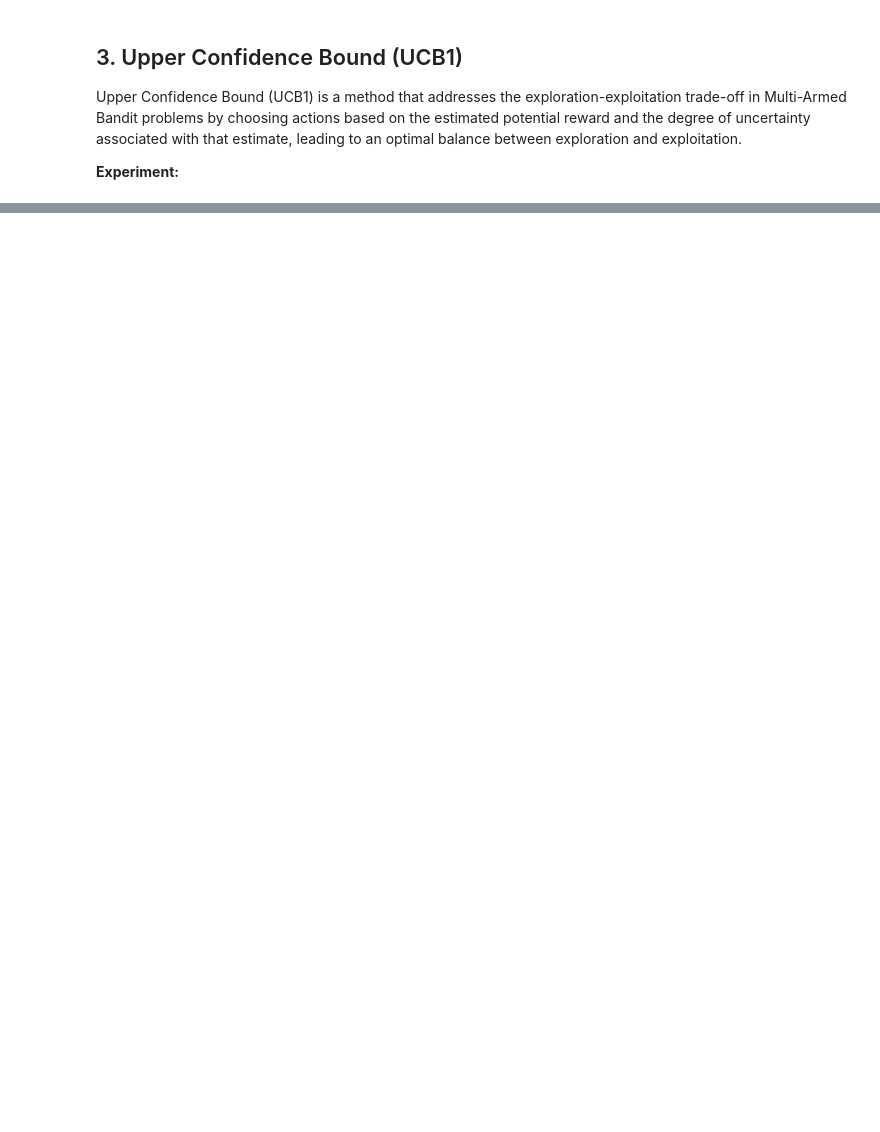
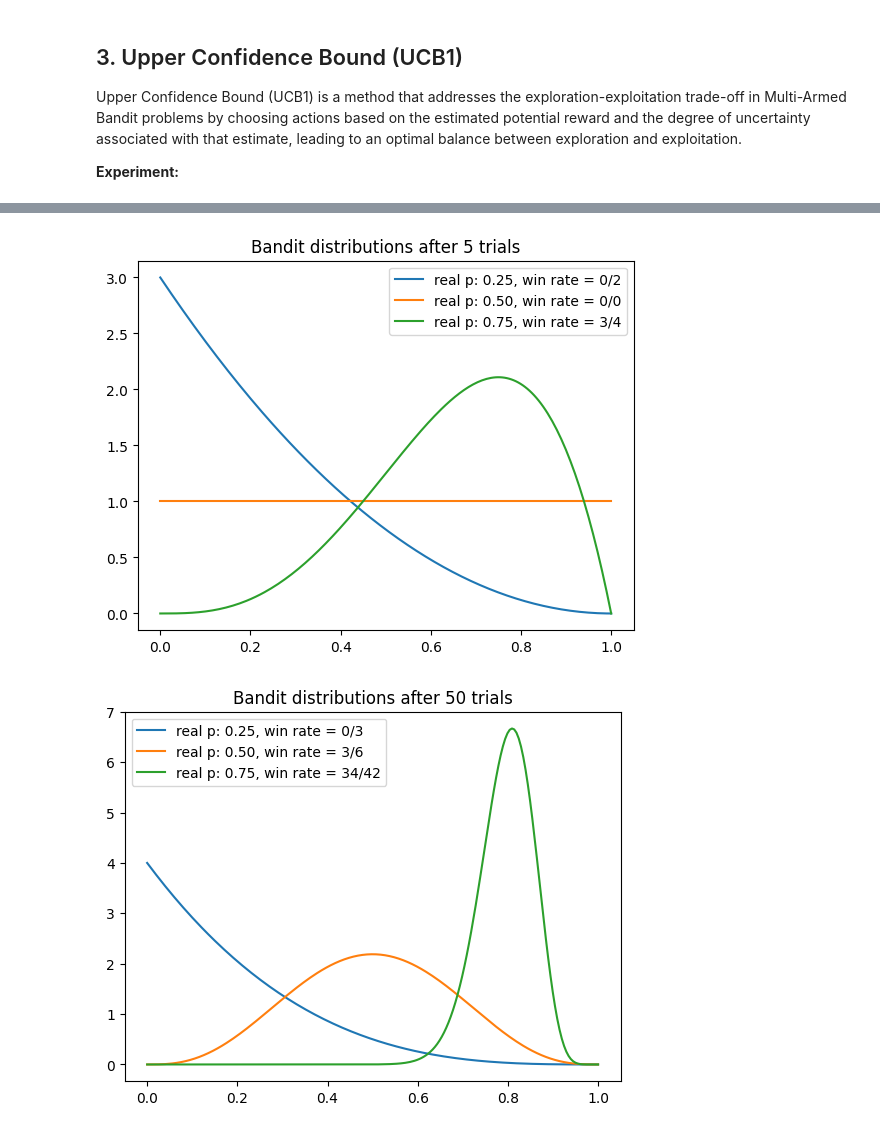
Before and after one commit to charlstown/rl-exploration-explotation, a Jupyter notebook: notebooks/1_rl_exploration_explotation.ipynb, the cells around one changed output, grey strips where cells are left out. Cells and saved outputs as stored; diff of their text form; code cells hidden in the pictures; blank space fills up the shorter version.

```diff
--- a/notebooks/1_rl_exploration_explotation.ipynb
+++ b/notebooks/1_rl_exploration_explotation.ipynb
@@ -470,0 +346,28 @@ Error:
+# %%
+def sample_beta(n_rewards, n_failures):
+    return np.random.beta(n_rewards, n_failures)
+# %%
+# Creating the bandits for this experiment
+bandits_bayesian = [bandit_machine(name=n, probability=p, save_history=True)\
+     for n, p in initial_params.items()]
+
+# Initial parameters
+n_experiments = 500             # Number of total pulls allowed
+total_reward_bayesian = 0       # Total reward of the experiment
+plot_iteration = [5, 50, 250]   # Only to plot in the selected iterations
+
+# Run the experiments
+for i in range(n_experiments):
+    # Choose the bandit based higher sample mean
+    bandits_sample_mean = [sample_beta(m.cumulated_reward+1, m.cumulated_failure+1) for m in bandits_bayesian]
+    j = np.argmax(bandits_sample_mean)
+
+    # Pull the arm of the selected machine
+    total_reward_bayesian += bandits_bayesian[j].pull()
+
+    # Plot distribution during iterations
+    if i in plot_iteration:
+     plot_bayesian_distributions(bandits_bayesian, i)
+# %% [output]
+[figure, added]
+[figure, added]
```
Also changed, not shown: parts of 22 cells of this notebook.
